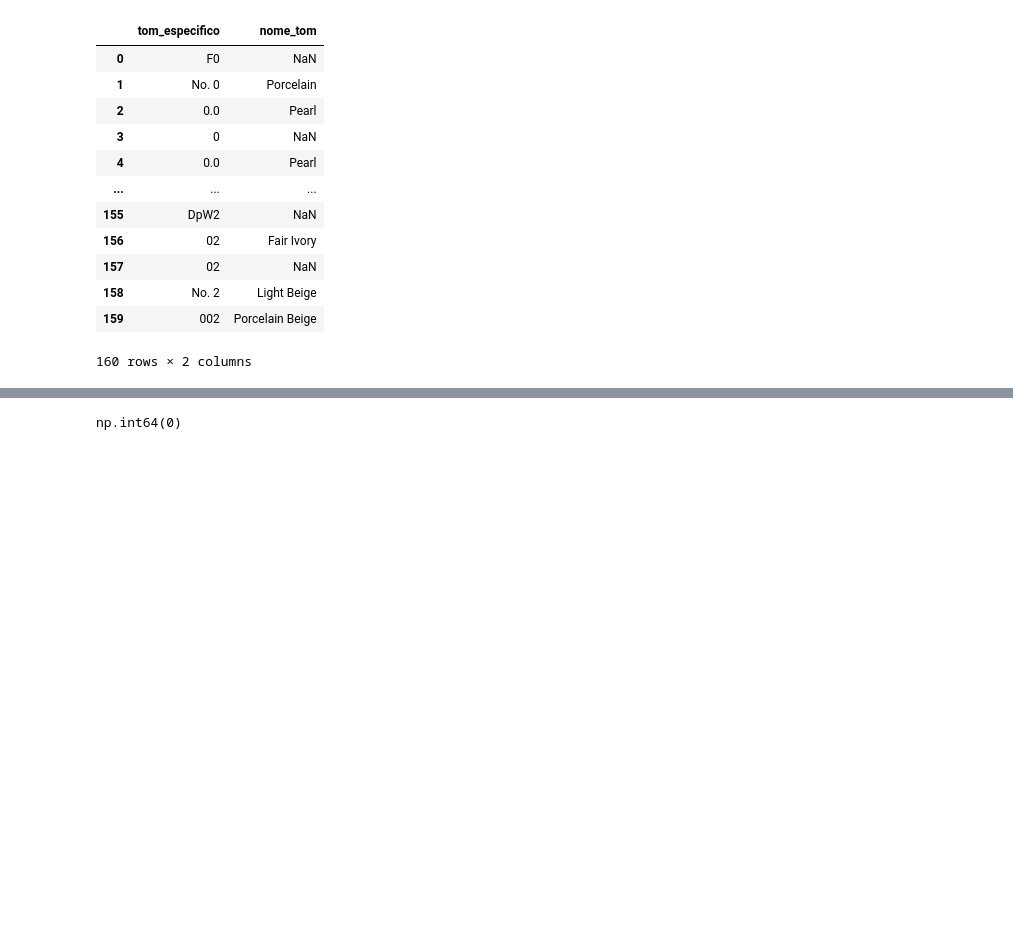
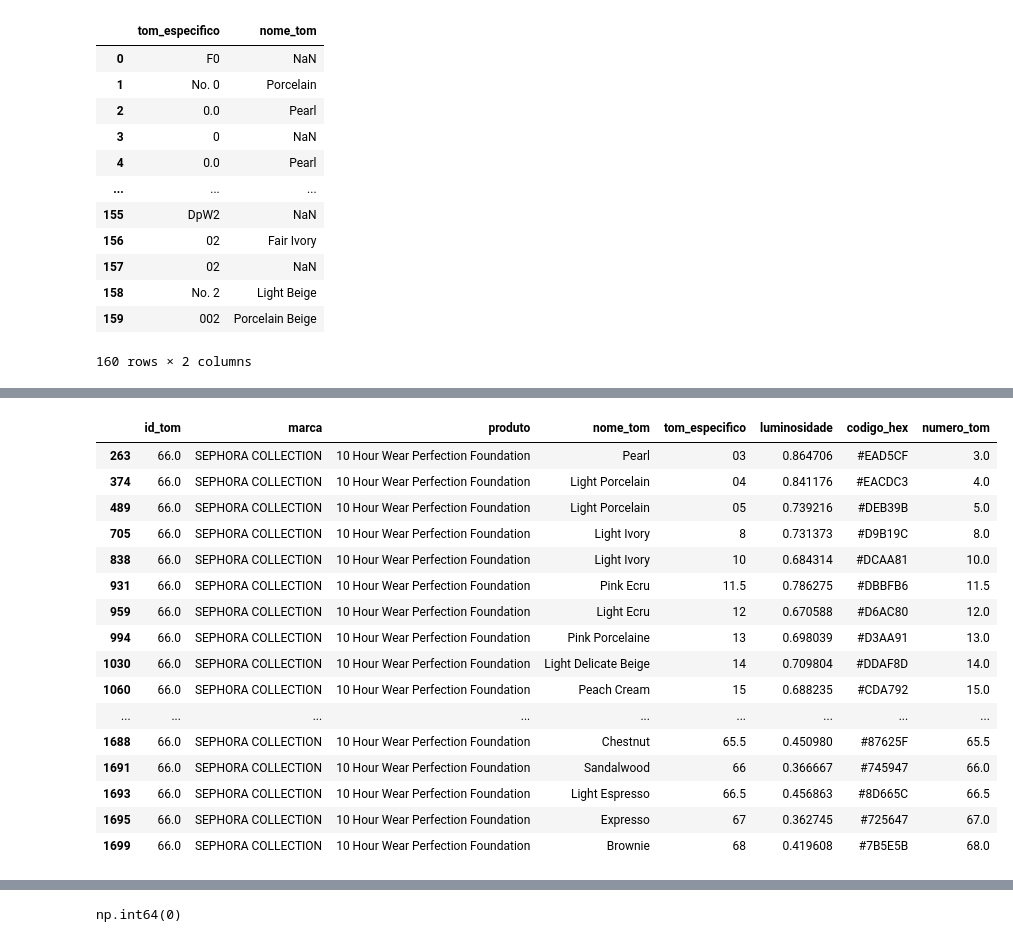
Before and after one commit to Projeto-L-Oreal-Paris/Avanco-da-industria-da-maquiagem, a Jupyter notebook: notebooks/ETL_numbers.ipynb, the cells around one changed output, grey strips where cells are left out. Cells and saved outputs as stored; diff of their text form; code cells hidden in the pictures; blank space fills up the shorter version.

```diff
--- a/notebooks/ETL_numbers.ipynb
+++ b/notebooks/ETL_numbers.ipynb
@@ -126,0 +178,11 @@ No SQL e no Python, manter o valor nulo nativo (NaN) é a melhor prática quando
+# %%
+# Registros com id_tom preenchido
+df_id = df_numbers_limpo[df_numbers_limpo["id_tom"].notna()]
+
+print("Registros com id_tom:", len(df_id))
+print("id_tom únicos:", df_id["id_tom"].nunique())
+
+print(
+    "Duplicados entre os id_tom preenchidos:",
+    df_id["id_tom"].duplicated().sum()
+)
@@ -126,0 +280,40 @@ No SQL e no Python, manter o valor nulo nativo (NaN) é a melhor prática quando
+# %%
+# ==============================================================================
+# INSPEÇÃO DOS REGISTROS ASSOCIADOS A UM id_tom
+# ==============================================================================
+
+# Escolhemos um dos IDs que aparece muitas vezes para entender
+# quais registros estão compartilhando o mesmo id_tom.
+
+id_exemplo = 66
+
+df_id[df_id["id_tom"] == id_exemplo][
+    [
+        "id_tom",
+        "marca",
+        "produto",
+        "nome_tom",
+        "tom_especifico",
+        "luminosidade",
+        "codigo_hex",
+        "numero_tom"
+    ]
+].sort_values("numero_tom")
+# %% [output]
+|  | id_tom | marca | produto | nome_tom | tom_especifico | luminosidade | codigo_hex | numero_tom |
+| 263 | 66.0 | SEPHORA COLLECTION | 10 Hour Wear Perfection Foundation | Pearl | 03 | 0.864706 | #EAD5CF | 3.0 |
+| 374 | 66.0 | SEPHORA COLLECTION | 10 Hour Wear Perfection Foundation | Light Porcelain | 04 | 0.841176 | #EACDC3 | 4.0 |
+| 489 | 66.0 | SEPHORA COLLECTION | 10 Hour Wear Perfection Foundation | Light Porcelain | 05 | 0.739216 | #DEB39B | 5.0 |
+| 705 | 66.0 | SEPHORA COLLECTION | 10 Hour Wear Perfection Foundation | Light Ivory | 8 | 0.731373 | #D9B19C | 8.0 |
+| 838 | 66.0 | SEPHORA COLLECTION | 10 Hour Wear Perfection Foundation | Light Ivory | 10 | 0.684314 | #DCAA81 | 10.0 |
+| 931 | 66.0 | SEPHORA COLLECTION | 10 Hour Wear Perfection Foundation | Pink Ecru | 11.5 | 0.786275 | #DBBFB6 | 11.5 |
+| 959 | 66.0 | SEPHORA COLLECTION | 10 Hour Wear Perfection Foundation | Light Ecru | 12 | 0.670588 | #D6AC80 | 12.0 |
+| 994 | 66.0 | SEPHORA COLLECTION | 10 Hour Wear Perfection Foundation | Pink Porcelaine | 13 | 0.698039 | #D3AA91 | 13.0 |
+| 1030 | 66.0 | SEPHORA COLLECTION | 10 Hour Wear Perfection Foundation | Light Delicate Beige | 14 | 0.709804 | #DDAF8D | 14.0 |
+| 1060 | 66.0 | SEPHORA COLLECTION | 10 Hour Wear Perfection Foundation | Peach Cream | 15 | 0.688235 | #CDA792 | 15.0 |
+| ... | ... | ... | ... | ... | ... | ... | ... | ... |
+| 1688 | 66.0 | SEPHORA COLLECTION | 10 Hour Wear Perfection Foundation | Chestnut | 65.5 | 0.450980 | #87625F | 65.5 |
+| 1691 | 66.0 | SEPHORA COLLECTION | 10 Hour Wear Perfection Foundation | Sandalwood | 66 | 0.366667 | #745947 | 66.0 |
+| 1693 | 66.0 | SEPHORA COLLECTION | 10 Hour Wear Perfection Foundation | Light Espresso | 66.5 | 0.456863 | #8D665C | 66.5 |
+| 1695 | 66.0 | SEPHORA COLLECTION | 10 Hour Wear Perfection Foundation | Expresso | 67 | 0.362745 | #725647 | 67.0 |
+| 1699 | 66.0 | SEPHORA COLLECTION | 10 Hour Wear Perfection Foundation | Brownie | 68 | 0.419608 | #7B5E5B | 68.0 |
```
Also changed, not shown: parts of 45 cells of this notebook, 1 other file.
